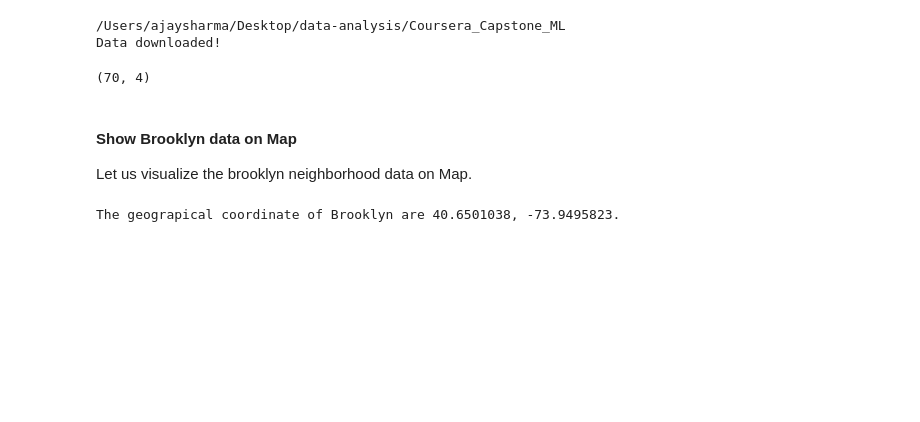
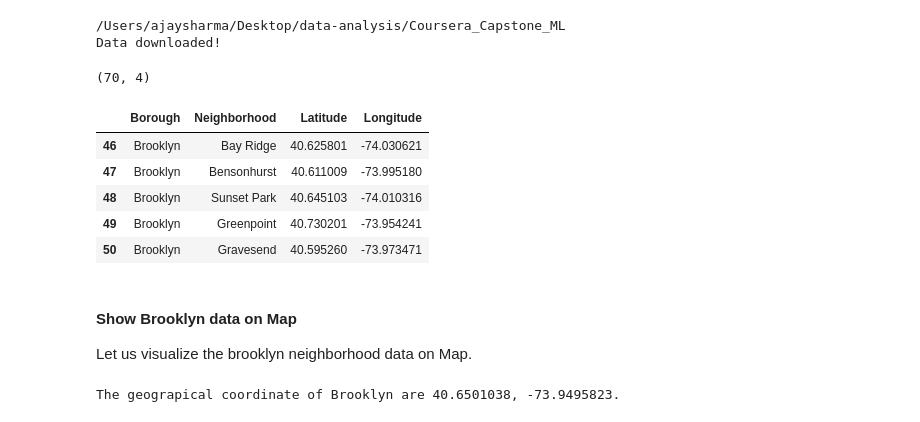
Before and after one commit to ajay-p-sharma/Coursera_Capstone_ML, a Jupyter notebook: ML_Final_assignment.ipynb, the cells around one changed output. Saved outputs shown, nothing was run; the diff lists cells and outputs as text; code cells hidden in the pictures; blank space fills up the shorter version.

```diff
--- a/ML_Final_assignment.ipynb
+++ b/ML_Final_assignment.ipynb
@@ -129,6 +128,16 @@ brooklyn_data.shape
 /Users/ajaysharma/Desktop/data-analysis/Coursera_Capstone_ML
 Data downloaded!
 (70, 4)
+# %%
+brooklyn_data.reset_index()
+brooklyn_data.head()
+# %% [output]
+|  | Borough | Neighborhood | Latitude | Longitude |
+| 46 | Brooklyn | Bay Ridge | 40.625801 | -74.030621 |
+| 47 | Brooklyn | Bensonhurst | 40.611009 | -73.995180 |
+| 48 | Brooklyn | Sunset Park | 40.645103 | -74.010316 |
+| 49 | Brooklyn | Greenpoint | 40.730201 | -73.954241 |
+| 50 | Brooklyn | Gravesend | 40.595260 | -73.973471 |
 # %% [markdown]
 #### Show Brooklyn data on Map
 Let us visualize the brooklyn neighborhood data on Map.
```
Also changed, not shown: parts of 5 cells of this notebook.
